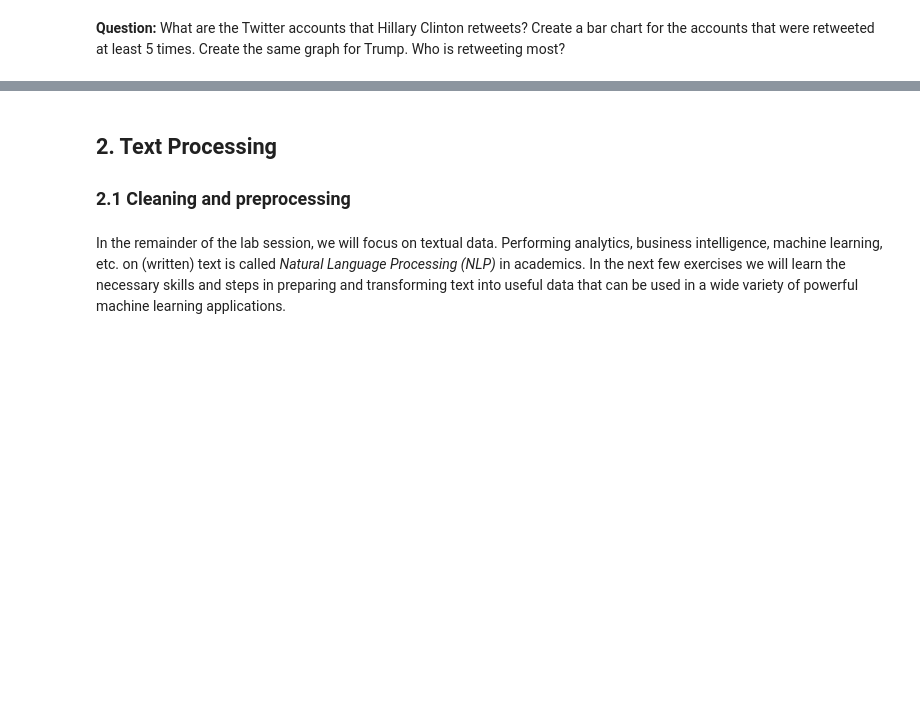
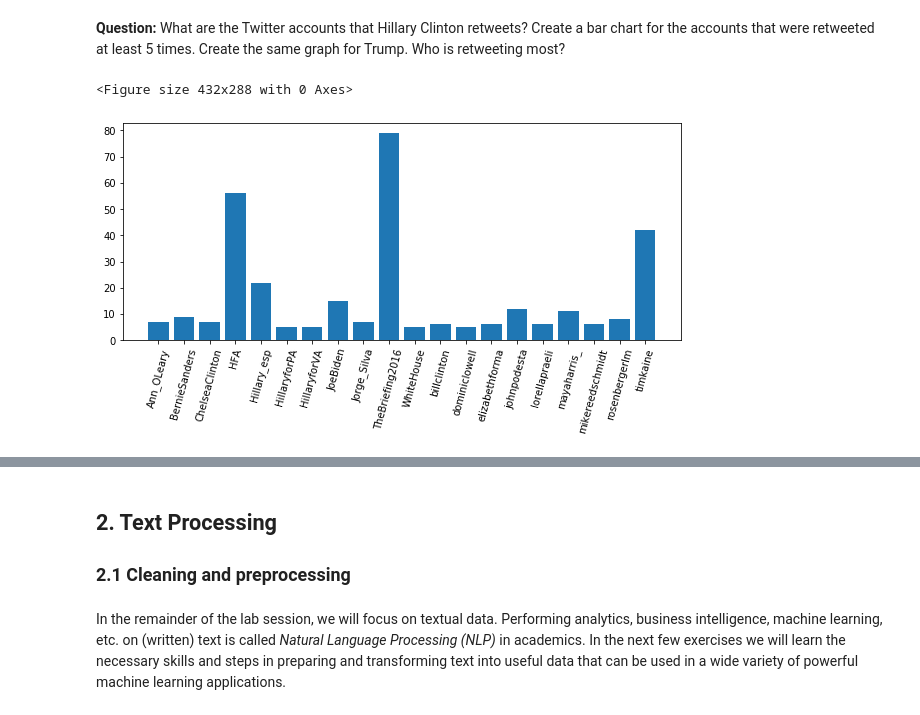
Before and after one commit to gartangh/Natural-Language-Processing-Labs, a Jupyter notebook: Lab 1/NLP_Lab1_student.ipynb, the cells around one changed output, grey strips where cells are left out. Saved outputs shown, nothing was run; the diff lists cells and outputs as text; code cells hidden in the pictures; blank space fills up the shorter version.

```diff
--- a/Lab 1/NLP_Lab1_student.ipynb
+++ b/Lab 1/NLP_Lab1_student.ipynb
@@ -122,0 +156,13 @@ print(sum(c))
+# %%
+## Answer Q2
+retweets = [tweet for tweet in dataset if tweet.is_retweet]
+print(len(retweets))
+print(len(retweets)/len(dataset))
+
+hillary = [tweet for tweet in dataset if tweet.handle == 'HillaryClinton']
+print(len(hillary))
+print(len(hillary)/len(dataset))
+
+trump = [tweet for tweet in dataset if tweet.handle == 'realDonaldTrump']
+print(len(trump))
+print(len(trump)/len(dataset))
@@ -133,0 +189,8 @@ print(sorted(a, key=lambda x:len(x)))
+# %%
+## Answer Q3
+top = sorted(dataset, key=lambda x:x.retweet_count, reverse=True)[0]
+print(top)
+
+top3 = sorted(dataset, key=lambda x:x.retweet_count, reverse=True)[0:3]
+for tweet in top3:
+  print(tweet)
@@ -267,0 +360,27 @@ plt.show()
+# %%
+## Answer Q4 (part 1: Hillary Clinton)
+accounts = {
+    'HillaryClinton': [],
+    'realDonaldTrump': []
+}
+for tweet in hillary:
+  if tweet.is_retweet:
+    accounts['HillaryClinton'].append(tweet.original_author)
+for tweet in trump:
+  if tweet.is_retweet:
+    accounts['realDonaldTrump'].append(tweet.original_author)
+
+from itertools import groupby
+freqs_hillary = {key:len(list(group)) for key, group in groupby(sorted(accounts['HillaryClinton']))}
+freqs_hillary = {key: value for key, value in freqs_hillary.items() if value >= 5}
+freqs_trump = {key:len(list(group)) for key, group in groupby(sorted(accounts['realDonaldTrump']))}
+freqs_trump = {key: value for key, value in freqs_trump.items() if value >= 5}
+
+plt.clf()
+plt.figure(figsize=(10,4))
+plt.bar(freqs_hillary.keys(), freqs_hillary.values())
+plt.xticks(rotation=75)
+plt.show()
+# %% [output]
+<Figure size 432x288 with 0 Axes>
+[figure, added]
```
Also changed, not shown: parts of 87 cells of this notebook.
